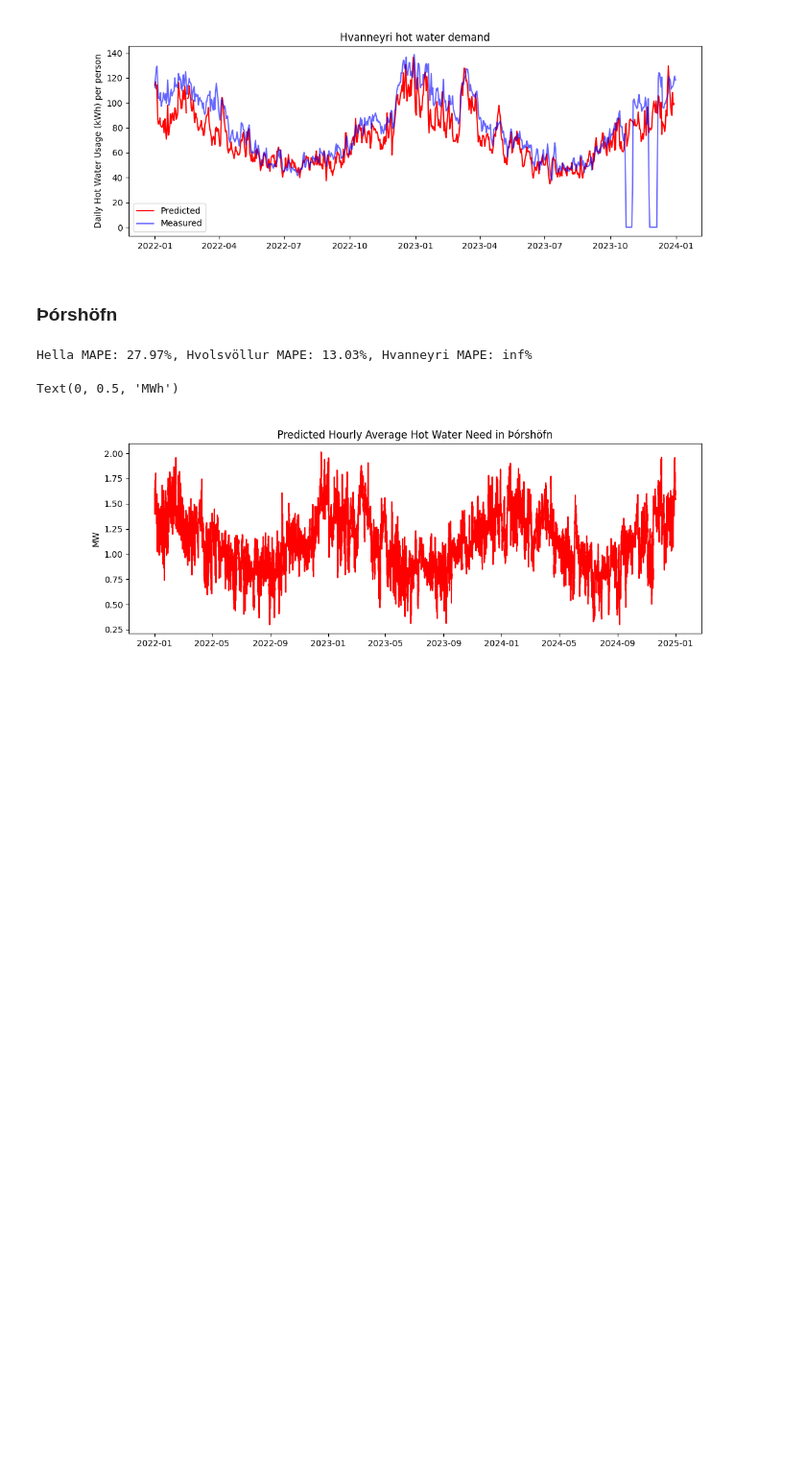
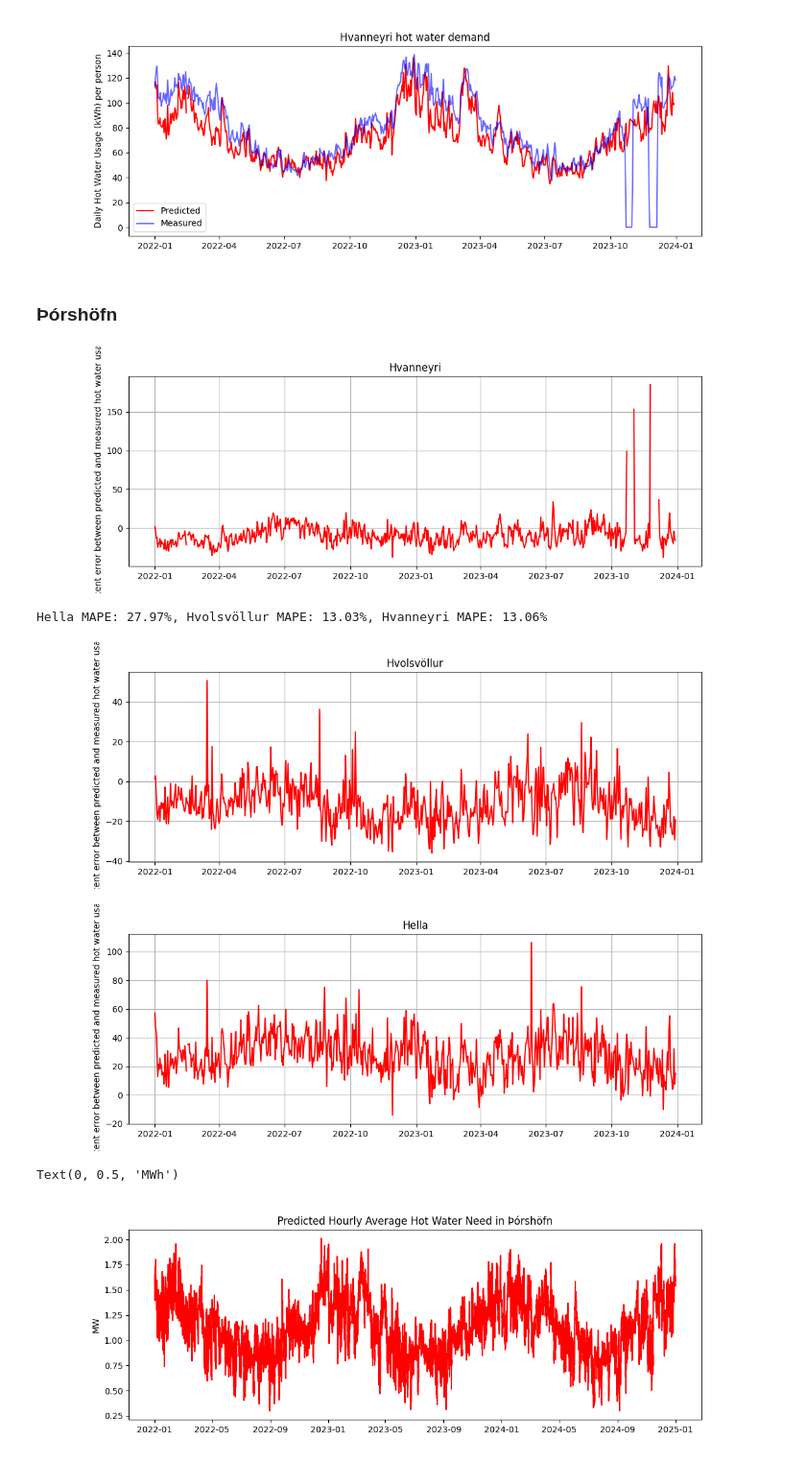
Before and after one commit to arnargylfi/Meistaraverkefni, a Jupyter notebook: Python/Main.ipynb, the cells around one changed output. Shown at 96% size. Saved outputs shown, nothing was run; the diff lists cells and outputs as text; code cells hidden in the pictures; blank space fills up the shorter version.

```diff
--- a/Python/Main.ipynb
+++ b/Python/Main.ipynb
@@ -329,42 +332,42 @@ plt.show()
 # %%
 hvols_error = 100*(y_hvols_pred-daily_hvols_usage['kW'][:len(y_hvols_pred)])/ daily_hvols_usage['kW'][:len(y_hvols_pred)]
 hella_error = 100*(y_hella_pred-daily_hella_usage['kW'][:len(y_hella_pred)])/ daily_hella_usage['kW'][:len(y_hella_pred)]
 hvanneyri_error = 100*(y_hvanneyri_pred-daily_hvanneyri_usage['kW'][:len(y_hvanneyri_pred)])/ daily_hvanneyri_usage['kW'][:len(y_hvanneyri_pred)]
 
 
 
-# fig, ax = plt.subplots(figsize=(12, 4))
-# # --- Plot Hvolsvöllur ---
-# ax.plot(daily_hvols_usage.index[:len(y_hvols_pred)], hvols_error, label='Predicted', color='red')
-# ax.set_title('Hvolsvöllur')
-# ax.set_ylabel('Percent error between predicted and measured hot water usage')
-# ax.grid(True)
-# plt.show()
-# # -- Plot Hella ---
-# fig, ax = plt.subplots(figsize=(12, 4))
-# ax.plot(daily_hella_usage.index[:len(y_hella_pred)], hella_error, label='Predicted', color='red')
-# ax.set_title('Hella')
-# ax.set_ylabel('Percent error between predicted and measured hot water usage')
-# ax.grid(True)
-# plt.show()
-# # -- Plot Hvanneyri ---
-# fig, ax = plt.subplots(figsize=(12, 4))
-# ax.plot(daily_hvanneyri_usage.index[:len(y_hvanneyri_pred)], hvanneyri_error, label='Predicted', color='red')
-# ax.set_title('Hvanneyri')
-# ax.set_ylabel('Percent error between predicted and measured hot water usage')
-# ax.grid(True)
+fig, ax = plt.subplots(figsize=(12, 4))
+# --- Plot Hvolsvöllur ---
+ax.plot(daily_hvols_usage.index[:len(y_hvols_pred)], hvols_error, label='Predicted', color='red')
+ax.set_title('Hvolsvöllur')
+ax.set_ylabel('Percent error between predicted and measured hot water usage')
+ax.grid(True)
+plt.show()
+# -- Plot Hella ---
+fig, ax = plt.subplots(figsize=(12, 4))
+ax.plot(daily_hella_usage.index[:len(y_hella_pred)], hella_error, label='Predicted', color='red')
+ax.set_title('Hella')
+ax.set_ylabel('Percent error between predicted and measured hot water usage')
+ax.grid(True)
+plt.show()
+# -- Plot Hvanneyri ---
+fig, ax = plt.subplots(figsize=(12, 4))
+ax.plot(daily_hvanneyri_usage.index[:len(y_hvanneyri_pred)], hvanneyri_error, label='Predicted', color='red')
+ax.set_title('Hvanneyri')
+ax.set_ylabel('Percent error between predicted and measured hot water usage')
+ax.grid(True)
+plt.show()
+hellaMAPE = np.mean(np.abs(hella_error))  # Mean Absolute Percentage Error for Hella
+hvolsMAPE = np.mean(np.abs(hvols_error))  # Mean Absolute Percentage Error for Hvolsvöllur
+hvanneyriMAPE = np.mean(np.abs(hvanneyri_error[np.isfinite(hvanneyri_error)])) #Removing infinite values since hvolsvöllur measured usage was 0 at some points
 
-# plt.show()
-
-hellaMAPE = np.mean(np.abs(hella_error))
-hvolsMAPE = np.mean(np.abs(hvols_error))
-hvanneyriMAPE = np.mean(np.abs(hvanneyri_error))
 
 print(f"Hella MAPE: {hellaMAPE:.2f}%, Hvolsvöllur MAPE: {hvolsMAPE:.2f}%, Hvanneyri MAPE: {hvanneyriMAPE:.2f}%")
-
-hvanneyri_error
 # %% [output]
+[figure, added]
-Hella MAPE: 27.97%, Hvolsvöllur MAPE: 13.03%, Hvanneyri MAPE: inf%
+Hella MAPE: 27.97%, Hvolsvöllur MAPE: 13.03%, Hvanneyri MAPE: 13.06%
+[figure, added]
+[figure, added]
 # %%
 t_daily = timi[::24]
 
```
Also changed, not shown: parts of 7 cells of this notebook.
